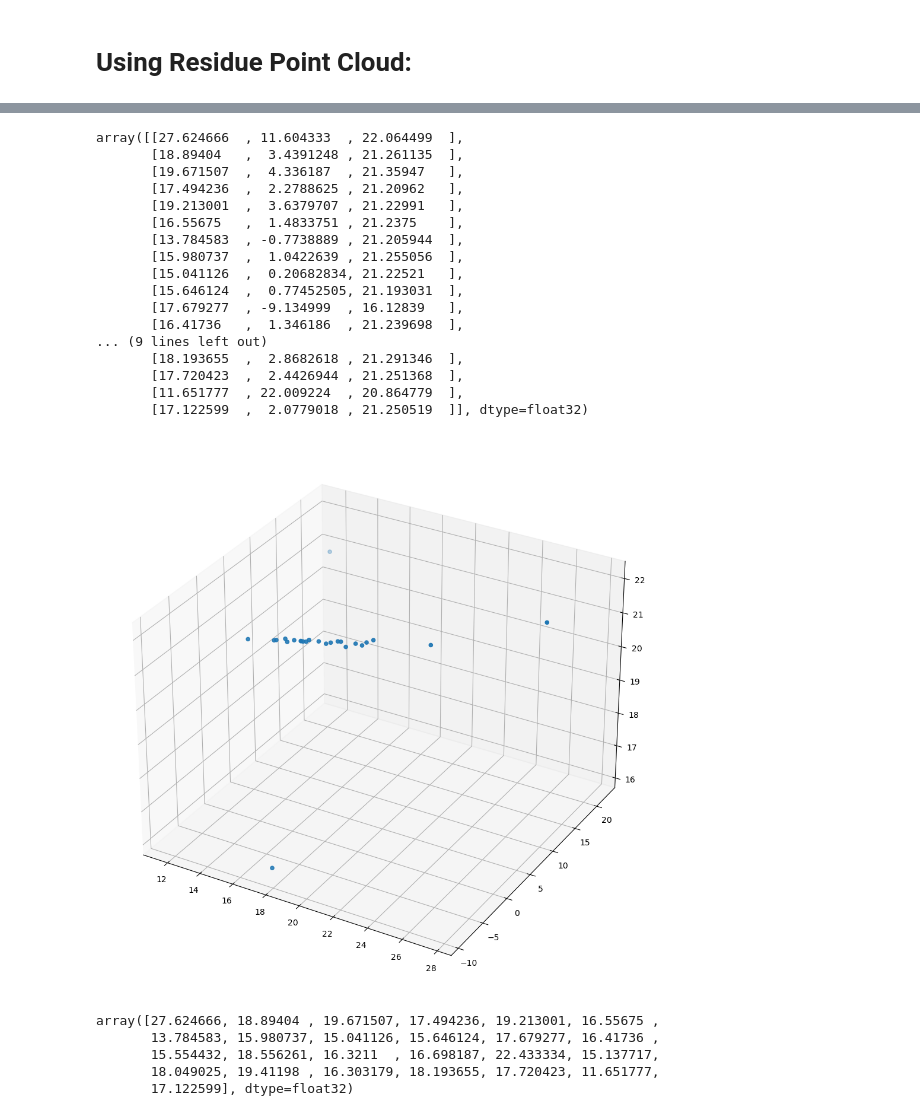
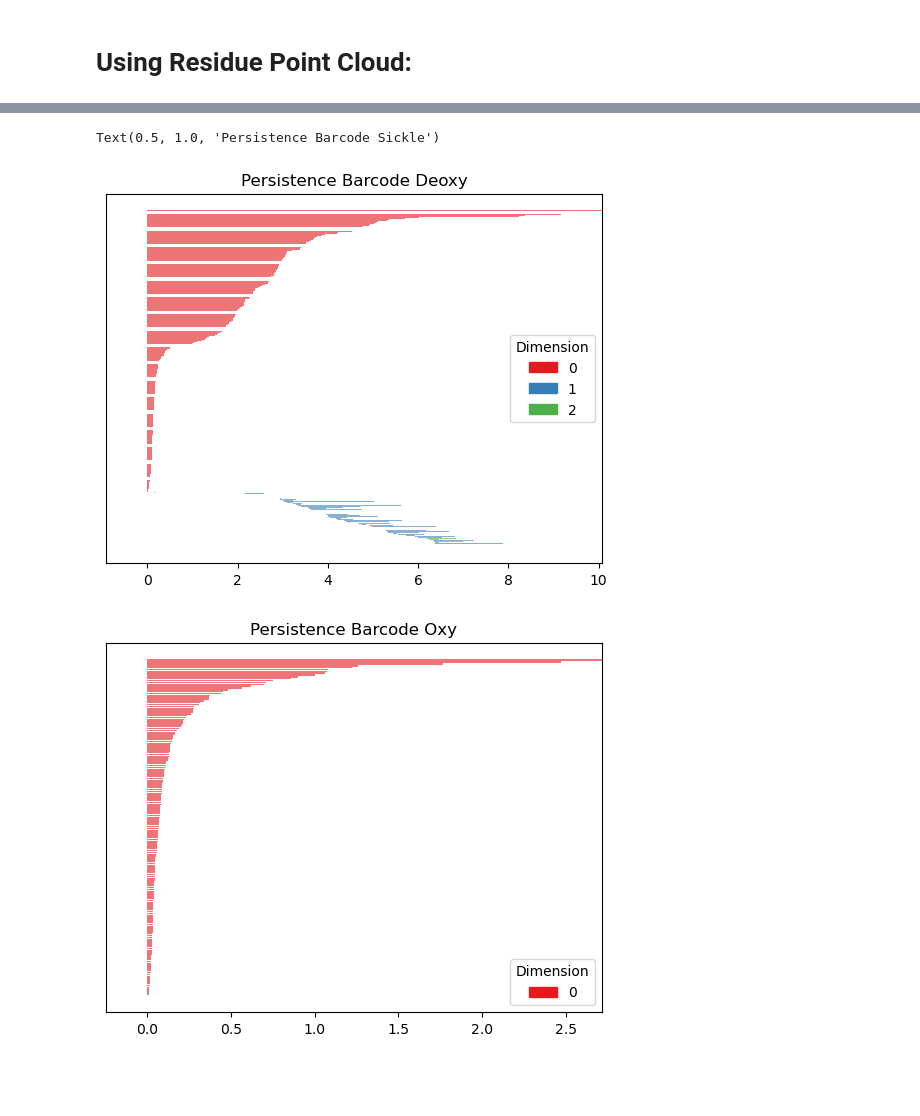
Before and after one commit to aliciabierly/cs410_finalproject, a Jupyter notebook: cs_new4101.ipynb, the cells around one changed output, grey strips where cells are left out. Drawn from its saved outputs; the diff is of its cells as text; code cells hidden in the pictures; blank space fills up the shorter version.

Commit message:
Residue point cloud clean up

```diff
--- a/cs_new4101.ipynb
+++ b/cs_new4101.ipynb
@@ -122,10 +122,7 @@ Bottleneck distances between deoxy hemoglobin and oxygenated hemoglobin:
 # %% [markdown]
 # Using Residue Point Cloud:
 # %%
-parser1 = PDBParser(QUIET=True)
-sicklecell = parser1.get_structure("sicklecell", "data/5e83.pdb")
-sicklecell_df = create_df(sicklecell)
-sicklecell_point_cloud = sicklecell_df.groupby("Residue_Name")[["X", "Y", "Z"]].mean().to_numpy() # create point cloud (extract 3 dim coordinates)
-sicklecell_rips_complex = gudhi.RipsComplex(points=sicklecell_point_cloud, max_edge_length=10000000000) # create rips
-sicklecell_simplex_tree = sicklecell_rips_complex.create_simplex_tree(max_dimension=3) # create simplex
-sickle_diagram = sicklecell_simplex_tree.persistence(min_persistence=0.0000000001) # create persistence diagram
+sicklecell_point_cloud_res = sicklecell_df.groupby("Residue_ID")[["X", "Y", "Z"]].mean().to_numpy() # create point cloud (extract 3 dim coordinates)
+sicklecell_rips_complex_res = gudhi.RipsComplex(points=sicklecell_point_cloud_res, max_edge_length=10) # create rips
+sicklecell_simplex_tree_res = sicklecell_rips_complex_res.create_simplex_tree(max_dimension=3) # create simplex
+sickle_diagram_res = sicklecell_simplex_tree_res.persistence(min_persistence=0.01) # create persistence diagram
@@ -137,37 +129,26 @@ gudhi.plot_persistence_diagram(sickle_diagram)
-# %%
-sicklecell_point_cloud
-# %% [output]
-array([[27.624666  , 11.604333  , 22.064499  ],
-       [18.89404   ,  3.4391248 , 21.261135  ],
-       [19.671507  ,  4.336187  , 21.35947   ],
-       [17.494236  ,  2.2788625 , 21.20962   ],
-       [19.213001  ,  3.6379707 , 21.22991   ],
-       [16.55675   ,  1.4833751 , 21.2375    ],
-       [13.784583  , -0.7738889 , 21.205944  ],
-       [15.980737  ,  1.0422639 , 21.255056  ],
-       [15.041126  ,  0.20682834, 21.22521   ],
-       [15.646124  ,  0.77452505, 21.193031  ],
-       [17.679277  , -9.134999  , 16.12839   ],
-       [16.41736   ,  1.346186  , 21.239698  ],
-... (9 lines left out)
-       [18.193655  ,  2.8682618 , 21.291346  ],
-       [17.720423  ,  2.4426944 , 21.251368  ],
-       [11.651777  , 22.009224  , 20.864779  ],
-       [17.122599  ,  2.0779018 , 21.250519  ]], dtype=float32)
-# %%
-import matplotlib.pyplot as plt
-fig = plt.figure(figsize=(12, 12))
-ax = fig.add_subplot(projection='3d')
-
-ax.scatter(sicklecell_point_cloud[:, 0], sicklecell_point_cloud[:, 1], sicklecell_point_cloud[:, 2])
-plt.show()
-# %% [output]
-[figure, removed]
-# %%
-sicklecell_point_cloud[:, 0]
-# %% [output]
-array([27.624666, 18.89404 , 19.671507, 17.494236, 19.213001, 16.55675 ,
-       13.784583, 15.980737, 15.041126, 15.646124, 17.679277, 16.41736 ,
-       15.554432, 18.556261, 16.3211  , 16.698187, 22.433334, 15.137717,
-       18.049025, 19.41198 , 16.303179, 18.193655, 17.720423, 11.651777,
-       17.122599], dtype=float32)
+# %%
+# deoxygenated hemiglobin data
+deoxy_point_cloud_res = deoxy_df.groupby("Residue_ID")[["X", "Y", "Z"]].mean().to_numpy()
+deoxy_rips_complex_res = gudhi.RipsComplex(points=deoxy_point_cloud_res, max_edge_length=10.0)
+deoxy_simplex_tree_res = deoxy_rips_complex_res.create_simplex_tree(max_dimension=3)
+deoxy_diagram_res = deoxy_simplex_tree_res.persistence(min_persistence=0.01)
+# %%
+# oxygenated hemoglobin data
+oxy_point_cloud_res = oxy_df.groupby("Residue_ID")[["X", "Y", "Z"]].mean().to_numpy()
+oxy_rips_complex_res = gudhi.RipsComplex(points=oxy_point_cloud_res, max_edge_length=10.0)
+oxy_simplex_tree_res = oxy_rips_complex_res.create_simplex_tree(max_dimension=3)
+oxy_diagram_res = oxy_simplex_tree_res.persistence(min_persistence=0.01)
+# %%
+# create persistence barcodes (3 dimensions)
+gudhi.plot_persistence_barcode(deoxy_diagram_res)
+plt.title("Persistence Barcode Deoxy")
+
+gudhi.plot_persistence_barcode(oxy_diagram_res)
+plt.title("Persistence Barcode Oxy")
+
+gudhi.plot_persistence_barcode(sickle_diagram_res)
+plt.title("Persistence Barcode Sickle")
+# %% [output]
+Text(0.5, 1.0, 'Persistence Barcode Sickle')
+[figure, added]
+[figure, added]
```
Also changed, not shown: parts of 2 cells of this notebook.
